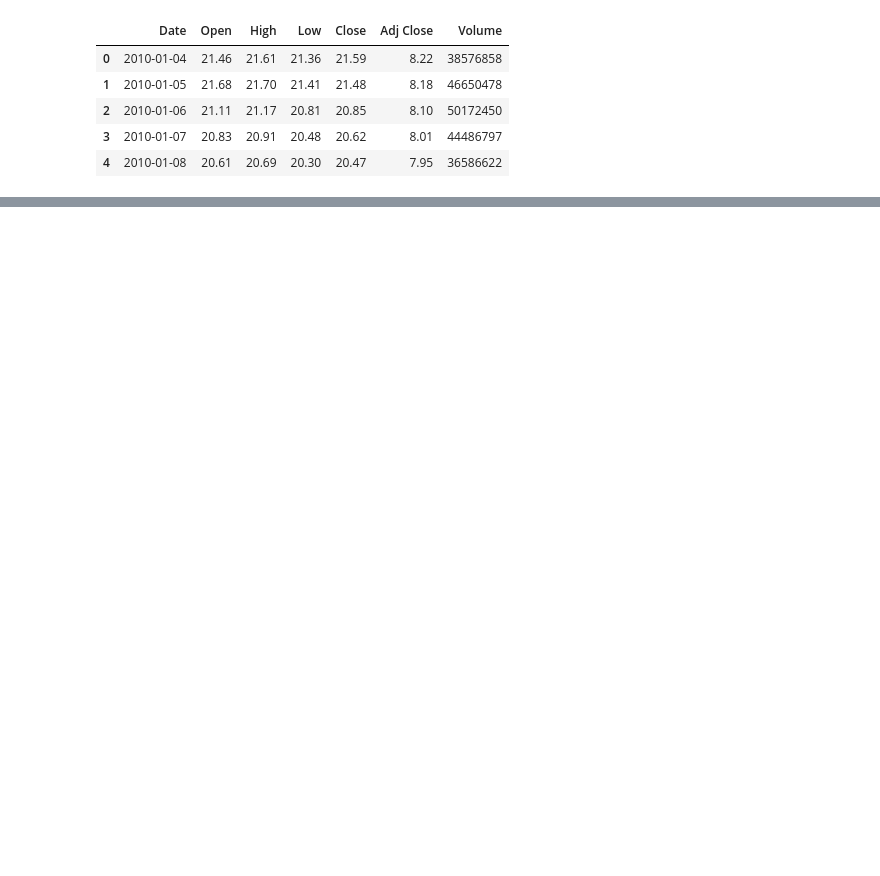
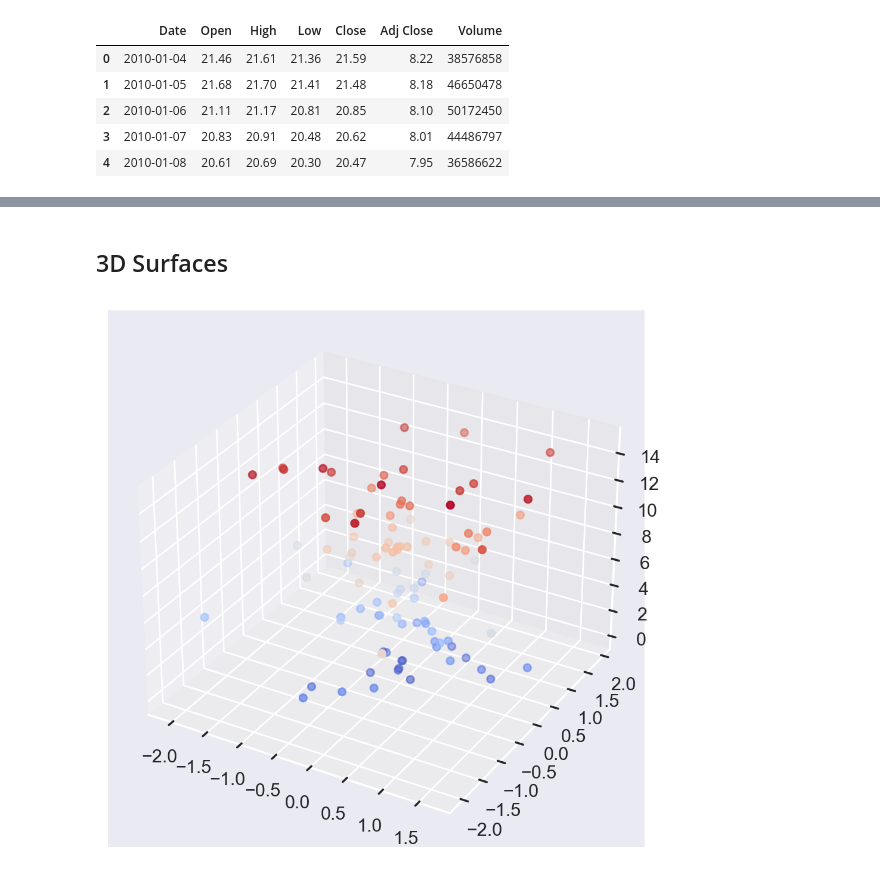
Before and after one commit to Iskanderrus/visualizations, a Jupyter notebook: matplotlib/000 - Matplotlib general II.ipynb, the cells around one changed output, grey strips where cells are left out. Cells and saved outputs as stored; diff of their text form; code cells hidden in the pictures; blank space fills up the shorter version.

```diff
--- a/matplotlib/000 - Matplotlib general II.ipynb
+++ b/matplotlib/000 - Matplotlib general II.ipynb
@@ -355,0 +517,13 @@ df.head()
+# %% [markdown]
+## 3D Surfaces
+# %%
+fig = plt.figure(figsize=(8, 5), dpi=200)
+ax = fig.add_axes([0.1, 0.1, 0.9, 0.9], projection='3d')
+
+z = 15 * np.random.random(100)
+x = np.sin(z) * np.random.randn(100)
+y = np.sin(z) * np.random.randn(100)
+ax.scatter3D(x, y, z, c=z, cmap='coolwarm')
+plt.show()
+# %% [output]
+[figure, added]
```
Also changed, not shown: parts of 38 cells of this notebook, 3 other files.
